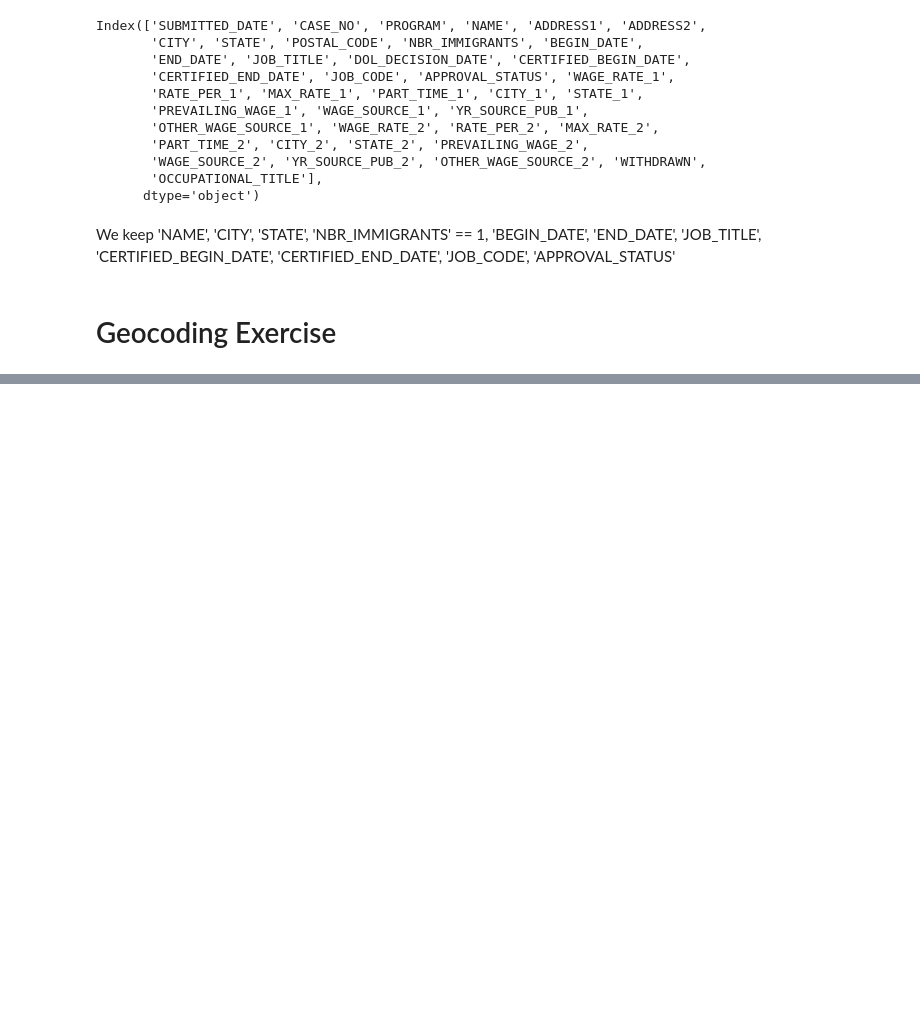
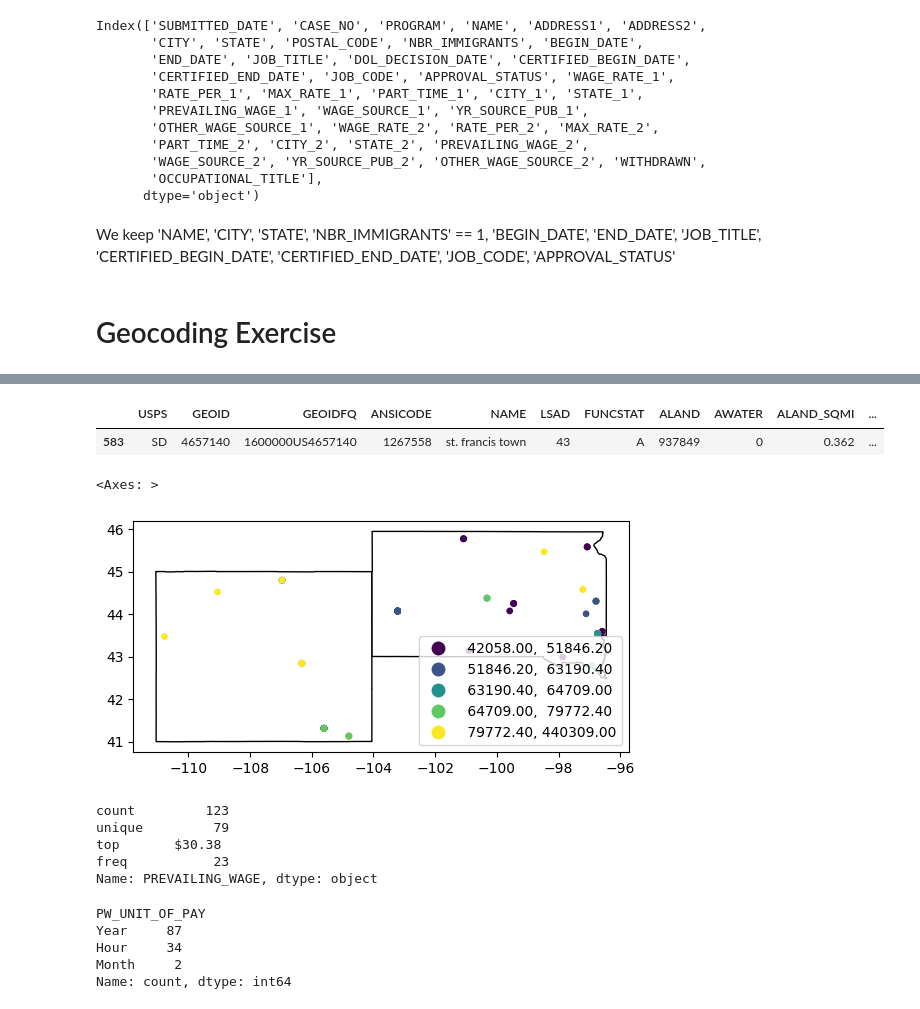
Before and after one commit to PBhandare/unit-3, a Jupyter notebook: data/H1BExploration.ipynb, the cells around one changed output, grey strips where cells are left out. Saved outputs shown, nothing was run; the diff lists cells and outputs as text; code cells hidden in the pictures; blank space fills up the shorter version.

```diff
--- a/data/H1BExploration.ipynb
+++ b/data/H1BExploration.ipynb
@@ -775,0 +945,5 @@ selectedApplicants
+# %%
+gaz[gaz["NAME"].str.contains("francis", case=False, na=False)]
+# %% [output]
+|  | USPS | GEOID | GEOIDFQ | ANSICODE | NAME | LSAD | FUNCSTAT | ALAND | AWATER | ALAND_SQMI | ... |
+| 583 | SD | 4657140 | 1600000US4657140 | 1267558 | st. francis town | 43 | A | 937849 | 0 | 0.362 | ... |
@@ -775,0 +966,29 @@ selectedApplicants
+# %%
+import mapclassify
+
+ax = americanStates[americanStates["STUSPS"].isin(["SD", "WY"])].plot(color="white", edgecolor="black")
+gdf.plot(column = "wage_annual",
+         ax=ax,
+         markersize=15,
+         legend = True,
+         scheme = "quantiles",
+         k = 5)
+# %% [output]
+<Axes: >
+[figure, added]
+# %%
+WYSDApplicantsGeo["PREVAILING_WAGE"].describe()
+# %% [output]
+count         123
+unique         79
+top       $30.38
+freq           23
+Name: PREVAILING_WAGE, dtype: object
+# %%
+WYSDApplicantsGeo["PW_UNIT_OF_PAY"].value_counts()
+# %% [output]
+PW_UNIT_OF_PAY
+Year     87
+Hour     34
+Month     2
+Name: count, dtype: int64
```
Also changed, not shown: parts of 26 cells of this notebook, 2 other files.
